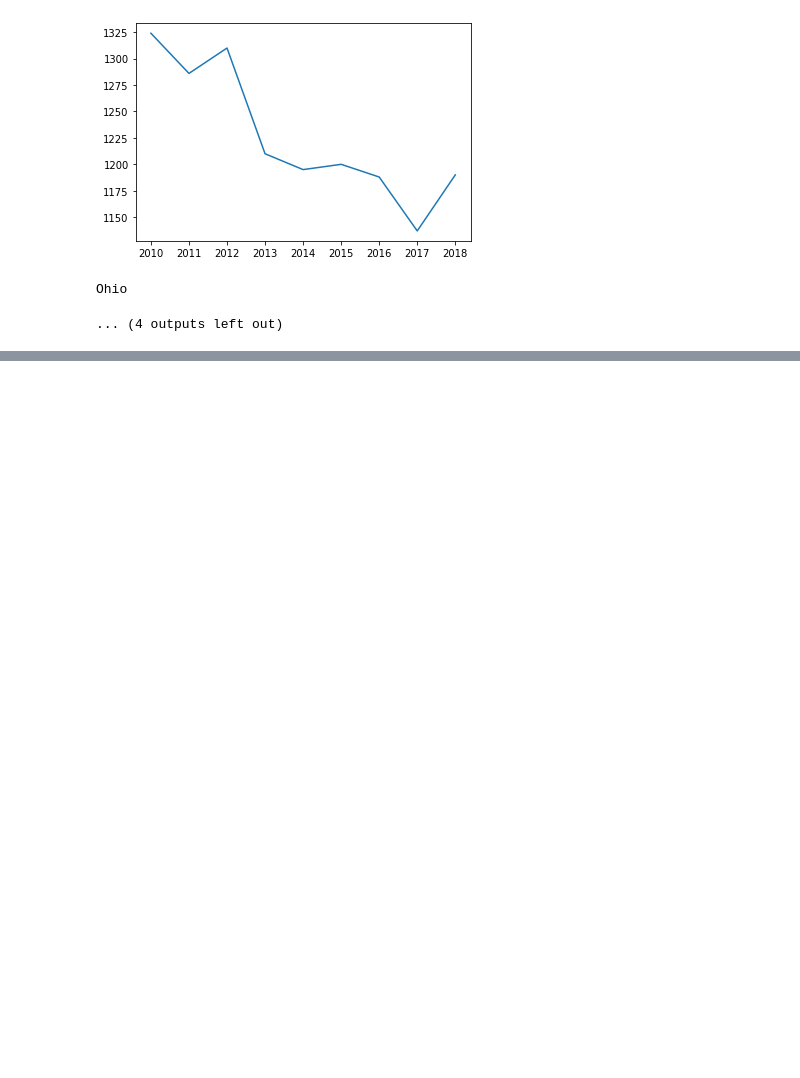
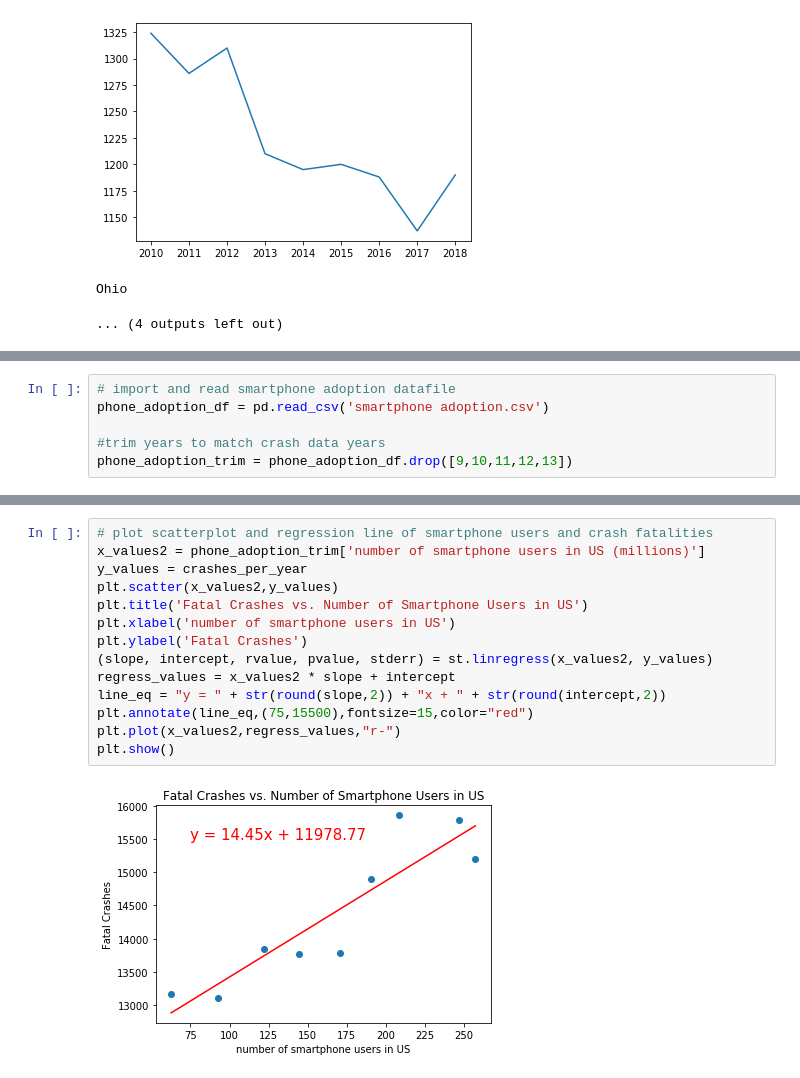
Before and after one commit to zelson71/project1-challenge, a Jupyter notebook: FARS APIv2.ipynb, the cells around one changed output, grey strips where cells are left out. Cells and saved outputs as stored; diff of their text form; blank space fills up the shorter version.

```diff
--- a/FARS APIv2.ipynb
+++ b/FARS APIv2.ipynb
@@ -243,0 +288,6 @@ plt.show()
+# %%
+# import and read smartphone adoption datafile
+phone_adoption_df = pd.read_csv('smartphone adoption.csv')
+
+#trim years to match crash data years
+phone_adoption_trim = phone_adoption_df.drop([9,10,11,12,13])
@@ -243,0 +305,16 @@ plt.show()
+# %%
+# plot scatterplot and regression line of smartphone users and crash fatalities
+x_values2 = phone_adoption_trim['number of smartphone users in US (millions)']
+y_values = crashes_per_year
+plt.scatter(x_values2,y_values)
+plt.title('Fatal Crashes vs. Number of Smartphone Users in US')
+plt.xlabel('number of smartphone users in US')
+plt.ylabel('Fatal Crashes')
+(slope, intercept, rvalue, pvalue, stderr) = st.linregress(x_values2, y_values)
+regress_values = x_values2 * slope + intercept
+line_eq = "y = " + str(round(slope,2)) + "x + " + str(round(intercept,2))
+plt.annotate(line_eq,(75,15500),fontsize=15,color="red")
+plt.plot(x_values2,regress_values,"r-")
+plt.show()
+# %% [output]
+[figure, added]
```
Also changed, not shown: parts of 10 cells of this notebook.
